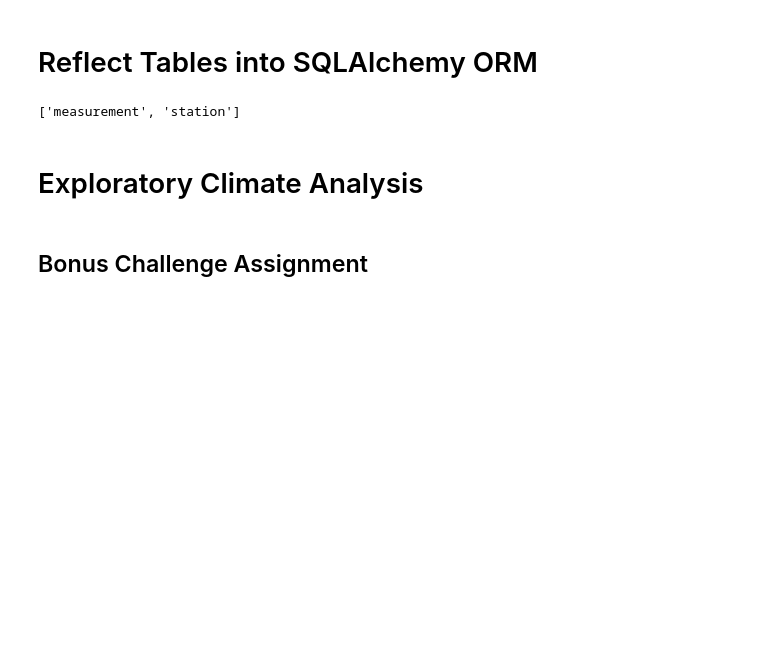
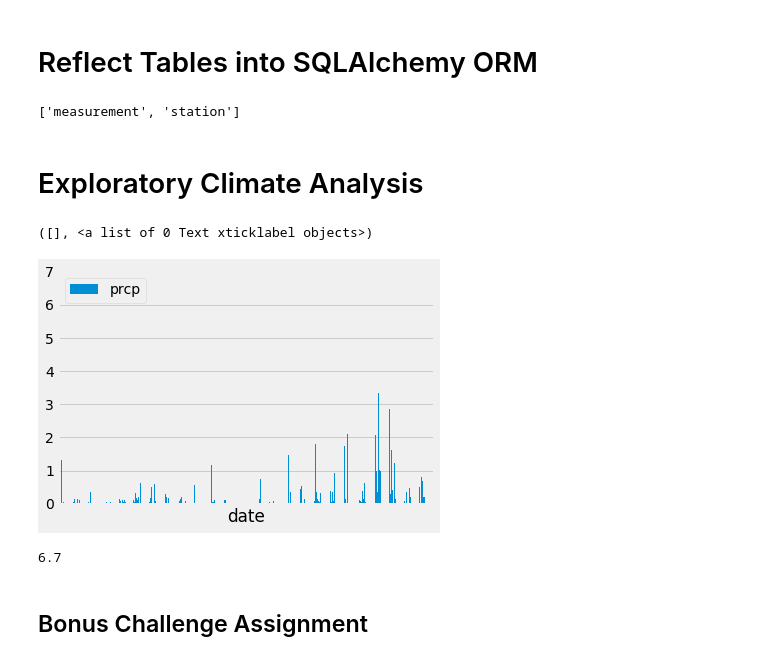
Before and after one commit to coconutpep/Hawaii-Weather-Visualization, a Jupyter notebook: climate.ipynb, the cells around one changed output. Saved outputs shown, nothing was run; the diff lists cells and outputs as text; code cells hidden in the pictures; blank space fills up the shorter version.

Commit message:
started chart of precip

```diff
--- a/climate.ipynb
+++ b/climate.ipynb
@@ -18,6 +18,7 @@ from sqlalchemy.orm import Session
 from sqlalchemy import create_engine, func
 # %%
 engine = create_engine("sqlite:///hawaii.sqlite")
+conn = engine.connect()
 # %%
 # reflect an existing database into a new model
 Base = automap_base()
@@ -52,3 +41,19 @@ session = Session(engine)
+# %%
+# Design a query to retrieve the last 12 months of precipitation data and plot the results
+# Query database for data & prcp add to panda df
+measurement_df = pd.read_sql('SELECT date, prcp FROM measurement WHERE date BETWEEN "2016-08-23" AND "2017-08-23"', conn)
+# Set index to date
+measurement_df.set_index('date', inplace=True)
+# Plot data
+measurement_df.plot(kind='bar')
+plt.xticks([])
+# %% [output]
+([], <a list of 0 Text xticklabel objects>)
+[figure, added]
+# %%
+measurement_df['prcp'].max()
+# %% [output]
+6.7
 # %%
 # Use Pandas to calcualte the summary statistics for the precipitation data
 # %%
```
Also changed, not shown: parts of 1 cell of this notebook.
